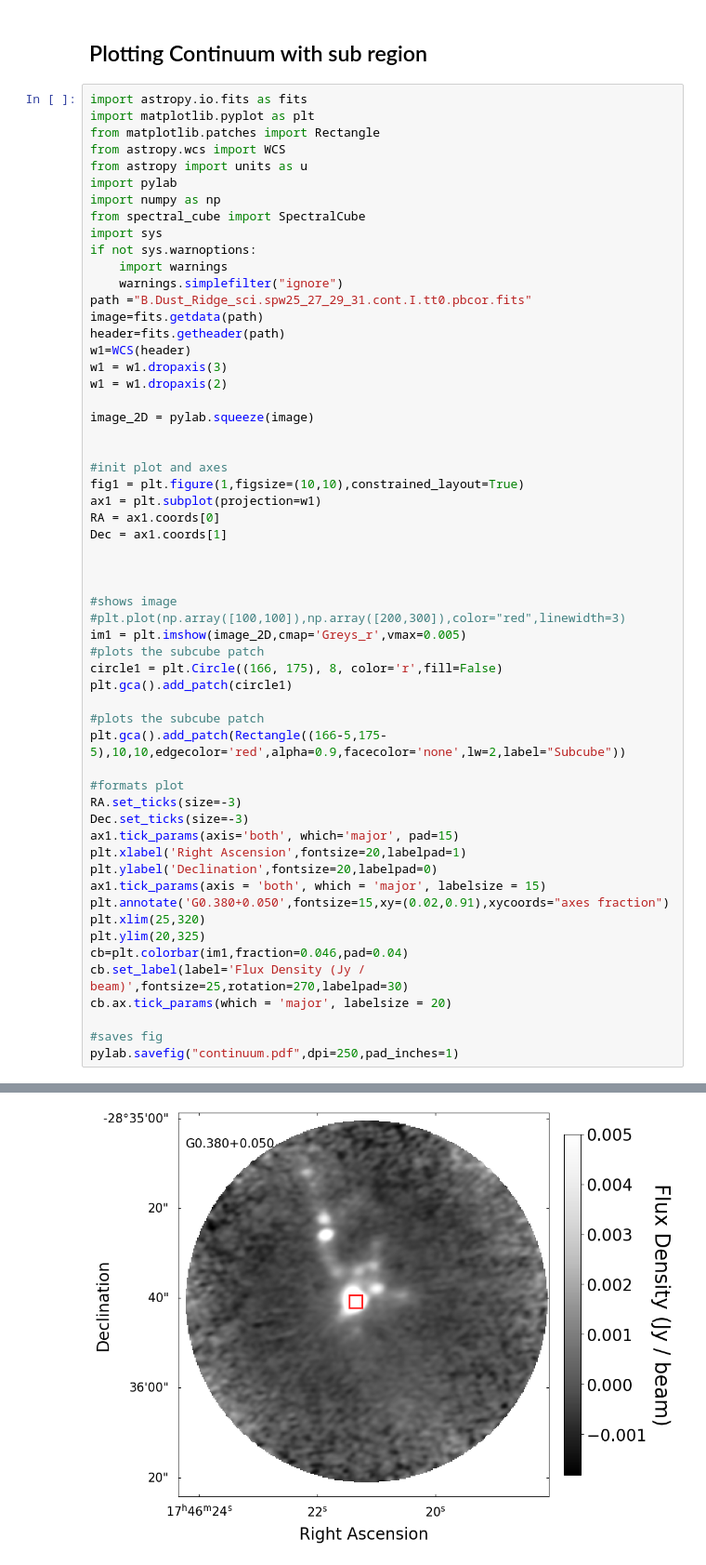
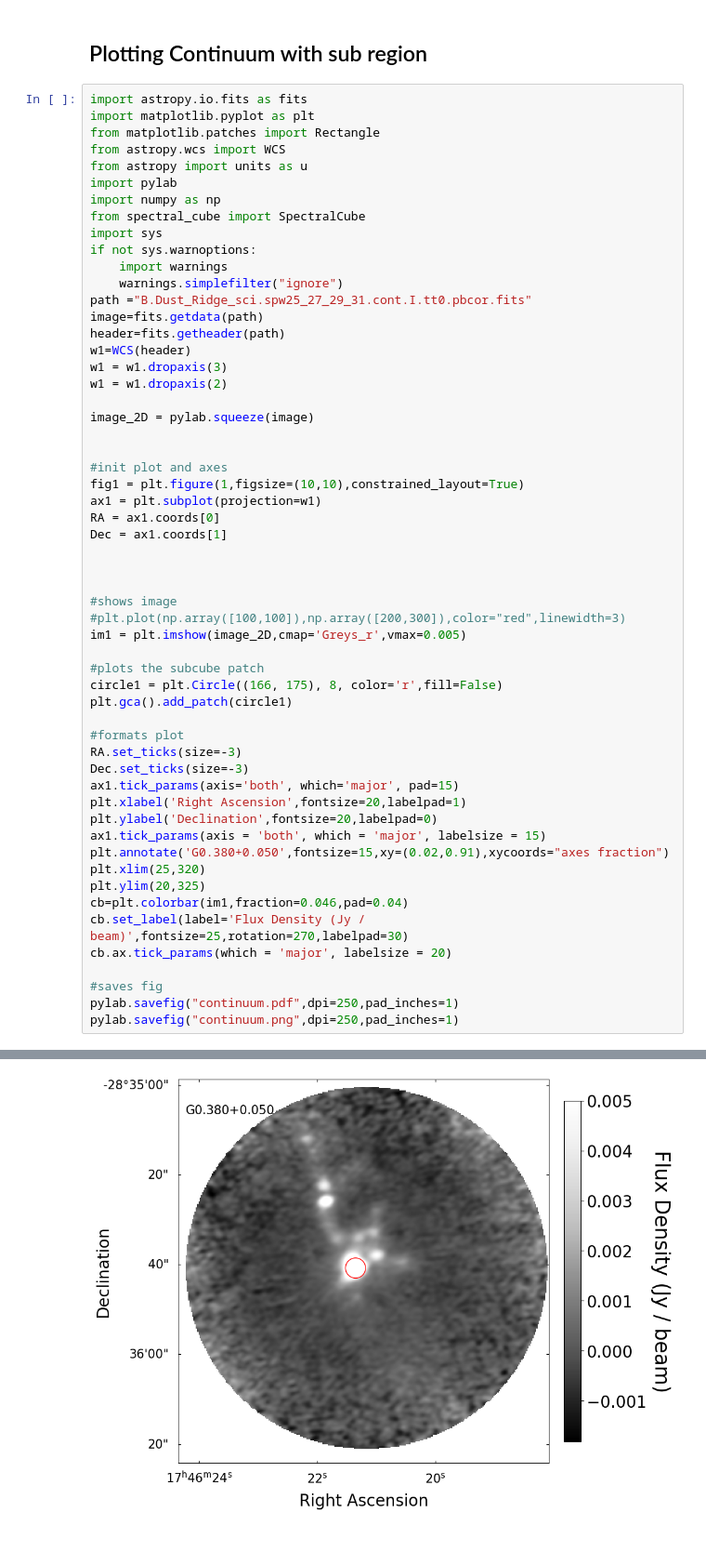
Before and after one commit to Parkerwise/Cloud-C, a Jupyter notebook: Continuum.ipynb, the cells around one changed output, grey strips where cells are left out. Shown at 93% size. Saved outputs shown, nothing was run; the diff lists cells and outputs as text.

```diff
--- a/Continuum.ipynb
+++ b/Continuum.ipynb
@@ -36,12 +36,10 @@ Dec = ax1.coords[1]
 #shows image
 #plt.plot(np.array([100,100]),np.array([200,300]),color="red",linewidth=3)
 im1 = plt.imshow(image_2D,cmap='Greys_r',vmax=0.005)
+
 #plots the subcube patch
 circle1 = plt.Circle((166, 175), 8, color='r',fill=False)
 plt.gca().add_patch(circle1)
-
-#plots the subcube patch
-plt.gca().add_patch(Rectangle((166-5,175-5),10,10,edgecolor='red',alpha=0.9,facecolor='none',lw=2,label="Subcube"))
 
 #formats plot
 RA.set_ticks(size=-3)
@@ -59,4 +57,5 @@ cb.ax.tick_params(which = 'major', labelsize = 20)
 
 #saves fig
 pylab.savefig("continuum.pdf",dpi=250,pad_inches=1)
+pylab.savefig("continuum.png",dpi=250,pad_inches=1)
 # %% [output]
@@ -63 +63 @@ pylab.savefig("continuum.pdf",dpi=250,pad_inches=1)
-[figure, old version]
+[figure, new version]
```
Also changed, not shown: parts of 4 cells of this notebook, 2 other files.
